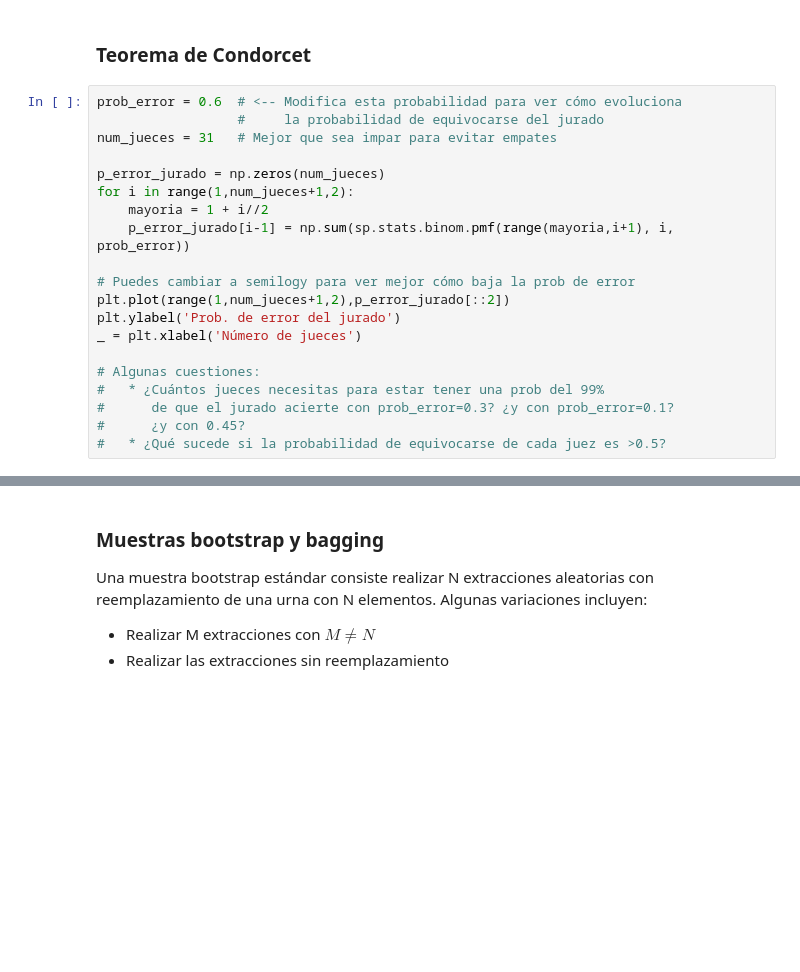
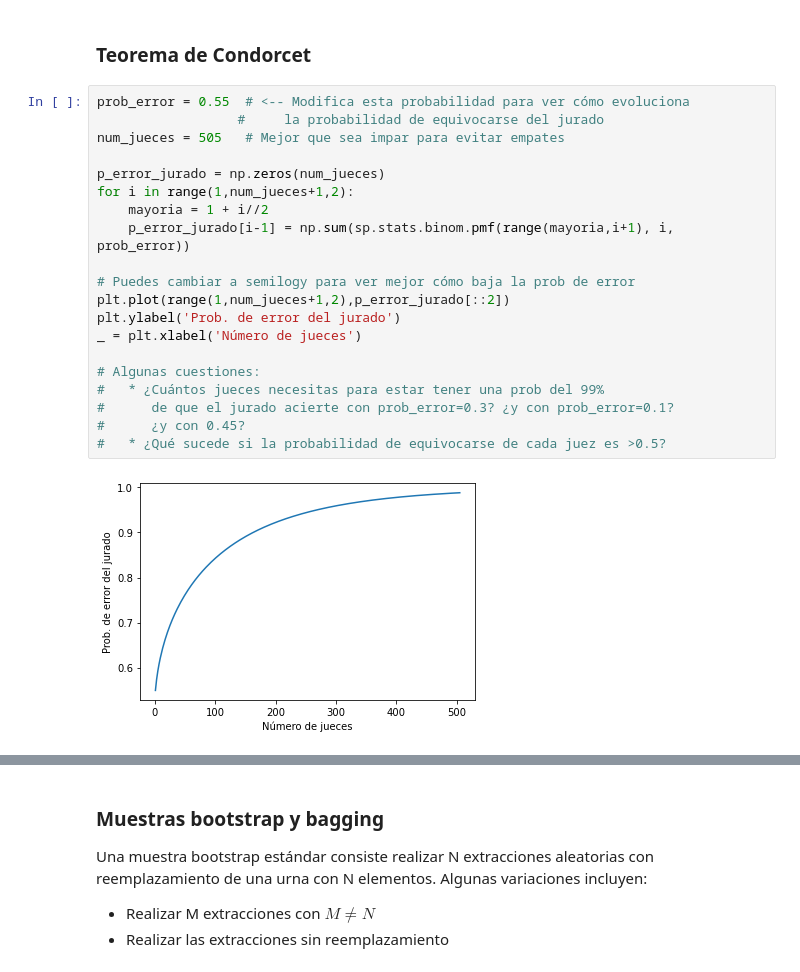
Before and after one commit to OscarGB/MUCD-MAAA, a Jupyter notebook: Practica 2/conjuntos_sin_sols.ipynb, the cells around one changed output, grey strips where cells are left out. Saved outputs shown, nothing was run; the diff lists cells and outputs as text; blank space fills up the shorter version.

```diff
--- a/Practica 2/conjuntos_sin_sols.ipynb
+++ b/Practica 2/conjuntos_sin_sols.ipynb
@@ -156,22 +156,24 @@ Xtest = np.concatenate((x1test, x2test), axis = 1)
 # %% [markdown]
 ### Teorema de Condorcet
 # %%
-prob_error = 0.6  # <-- Modifica esta probabilidad para ver cómo evoluciona
+prob_error = 0.55  # <-- Modifica esta probabilidad para ver cómo evoluciona
                   #     la probabilidad de equivocarse del jurado
-num_jueces = 31   # Mejor que sea impar para evitar empates
+num_jueces = 505   # Mejor que sea impar para evitar empates
 
 p_error_jurado = np.zeros(num_jueces)
 for i in range(1,num_jueces+1,2):
     mayoria = 1 + i//2
     p_error_jurado[i-1] = np.sum(sp.stats.binom.pmf(range(mayoria,i+1), i, prob_error))
 
 # Puedes cambiar a semilogy para ver mejor cómo baja la prob de error
 plt.plot(range(1,num_jueces+1,2),p_error_jurado[::2])
 plt.ylabel('Prob. de error del jurado')
 _ = plt.xlabel('Número de jueces')
 
 # Algunas cuestiones:
 #   * ¿Cuántos jueces necesitas para estar tener una prob del 99%
 #      de que el jurado acierte con prob_error=0.3? ¿y con prob_error=0.1?
 #      ¿y con 0.45?
 #   * ¿Qué sucede si la probabilidad de equivocarse de cada juez es >0.5?
+# %% [output]
+[figure, added]
```
Also changed, not shown: parts of 5 cells of this notebook.
